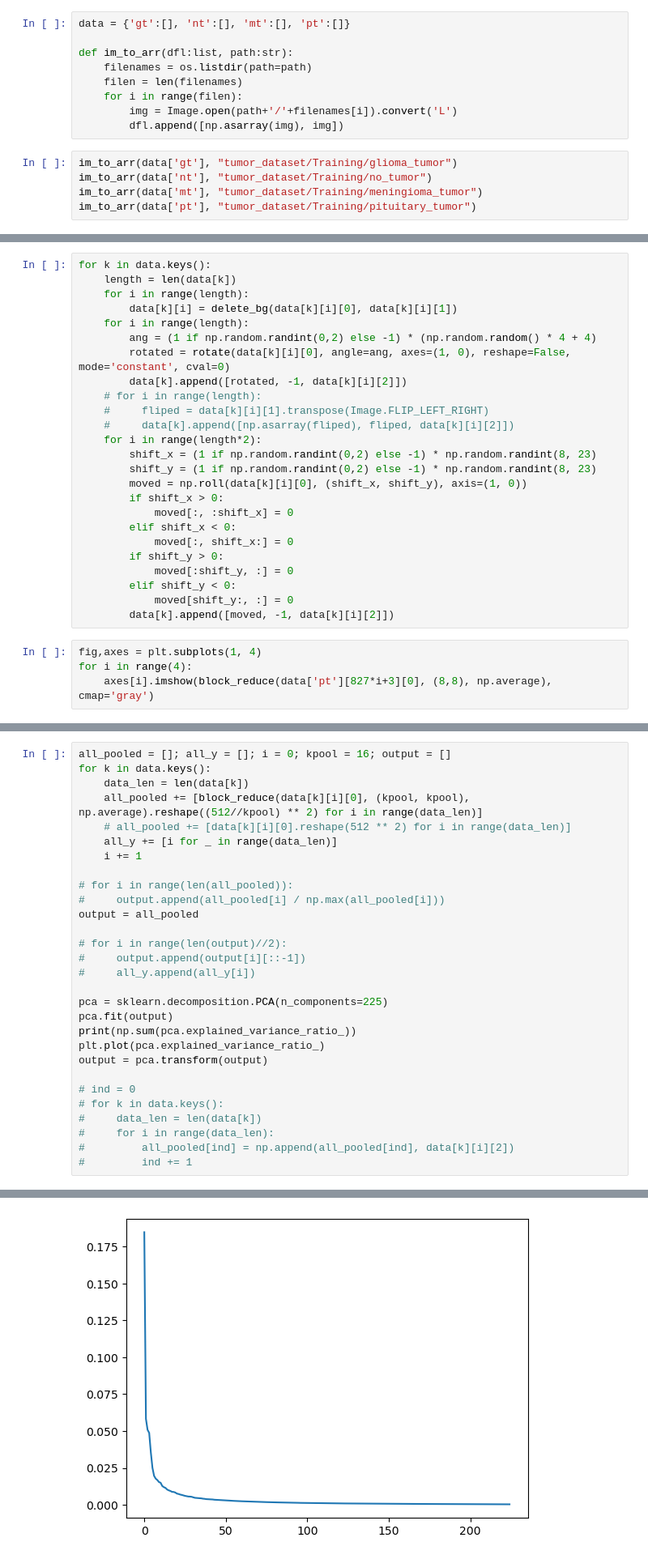
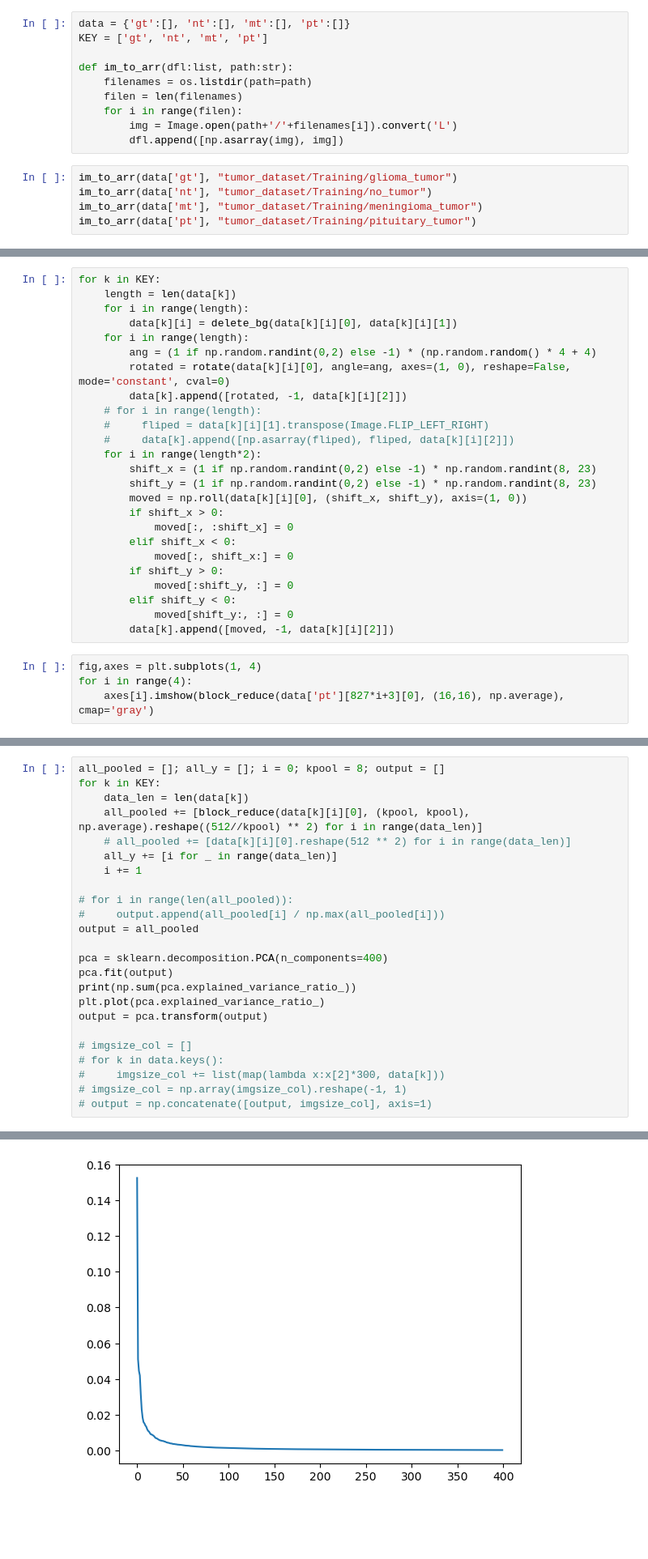
Before and after one commit to naniri04/Ossw_Final, a Jupyter notebook: main.ipynb, the cells around one changed output, grey strips where cells are left out. Shown at 81% size. Drawn from its saved outputs; the diff is of its cells as text; blank space fills up the shorter version.

```diff
--- a/main.ipynb
+++ b/main.ipynb
@@ -20,6 +22,7 @@ import sklearn.naive_bayes
 from scipy.ndimage import rotate
 # %%
 data = {'gt':[], 'nt':[], 'mt':[], 'pt':[]}
+KEY = ['gt', 'nt', 'mt', 'pt']
 
 def im_to_arr(dfl:list, path:str):
     filenames = os.listdir(path=path)
@@ -81,7 +90,7 @@ def delete_bg(imgarr:np.ndarray, img:Image) -> list:
 
     return [timgarr, timg, wh[0] == 512 and wh[1] == 512]
 # %%
-for k in data.keys():
+for k in KEY:
     length = len(data[k])
     for i in range(length):
         data[k][i] = delete_bg(data[k][i][0], data[k][i][1])
@@ -108,5 +117,5 @@ for k in data.keys():
 # %%
 fig,axes = plt.subplots(1, 4)
 for i in range(4):
-    axes[i].imshow(block_reduce(data['pt'][827*i+3][0], (8,8), np.average), cmap='gray')
+    axes[i].imshow(block_reduce(data['pt'][827*i+3][0], (16,16), np.average), cmap='gray')
 # %% [output]
@@ -121,6 +130,6 @@ _ = imgshow5x5(pooled, order=list(range(25)))
 # %%
-all_pooled = []; all_y = []; i = 0; kpool = 16; output = []
-for k in data.keys():
+all_pooled = []; all_y = []; i = 0; kpool = 8; output = []
+for k in KEY:
     data_len = len(data[k])
     all_pooled += [block_reduce(data[k][i][0], (kpool, kpool), np.average).reshape((512//kpool) ** 2) for i in range(data_len)]
     # all_pooled += [data[k][i][0].reshape(512 ** 2) for i in range(data_len)]
@@ -131,20 +140,15 @@ for k in data.keys():
 #     output.append(all_pooled[i] / np.max(all_pooled[i]))
 output = all_pooled
 
-# for i in range(len(output)//2):
-#     output.append(output[i][::-1])
-#     all_y.append(all_y[i])
-
-pca = sklearn.decomposition.PCA(n_components=225)
+pca = sklearn.decomposition.PCA(n_components=400)
 pca.fit(output)
 print(np.sum(pca.explained_variance_ratio_))
 plt.plot(pca.explained_variance_ratio_)
 output = pca.transform(output)
 
-# ind = 0
+# imgsize_col = []
 # for k in data.keys():
-#     data_len = len(data[k])
-#     for i in range(data_len):
-#         all_pooled[ind] = np.append(all_pooled[ind], data[k][i][2])
-#         ind += 1
+#     imgsize_col += list(map(lambda x:x[2]*300, data[k]))
+# imgsize_col = np.array(imgsize_col).reshape(-1, 1)
+# output = np.concatenate([output, imgsize_col], axis=1)
 # %% [output]
@@ -152,2 +156,2 @@ output = pca.transform(output)
-[figure, old version]
+[figure, new version]
 # %%
```
Also changed, not shown: parts of 12 cells of this notebook.
